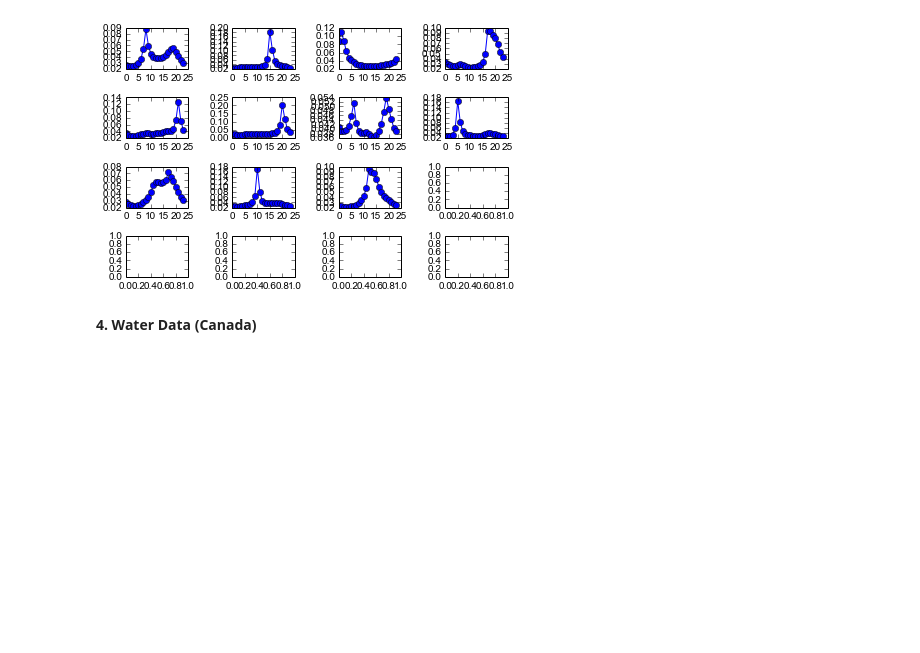
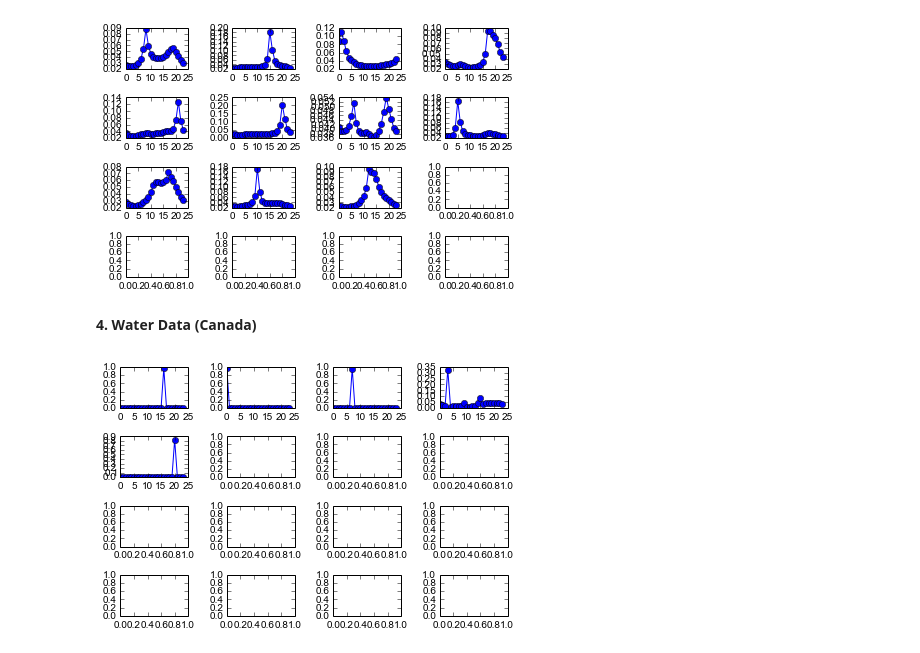
Before and after one commit to xiufengliu/SmartMeterDataAnalytics, a Jupyter notebook: experiments/clustering/Figures.ipynb, the cells around one changed output. Saved outputs shown, nothing was run; the diff lists cells and outputs as text; code cells hidden in the pictures; blank space fills up the shorter version.

```diff
--- a/experiments/clustering/Figures.ipynb
+++ b/experiments/clustering/Figures.ipynb
@@ -67,3 +67,18 @@ plt.show()
 [figure]
 # %% [markdown]
 **4. Water Data (Canada)**
+# %%
+data = np.loadtxt("water_centroids.csv", delimiter=',')
+
+fig, axs= plt.subplots(nrows=4, ncols=4)
+i = 0
+for row in axs:
+    for ax in row:
+        if i<len(data):
+            example_plot(ax,data[i])
+            i = i+1
+plt.tight_layout()
+
+plt.show()
+# %% [output]
+[figure, added]
```
